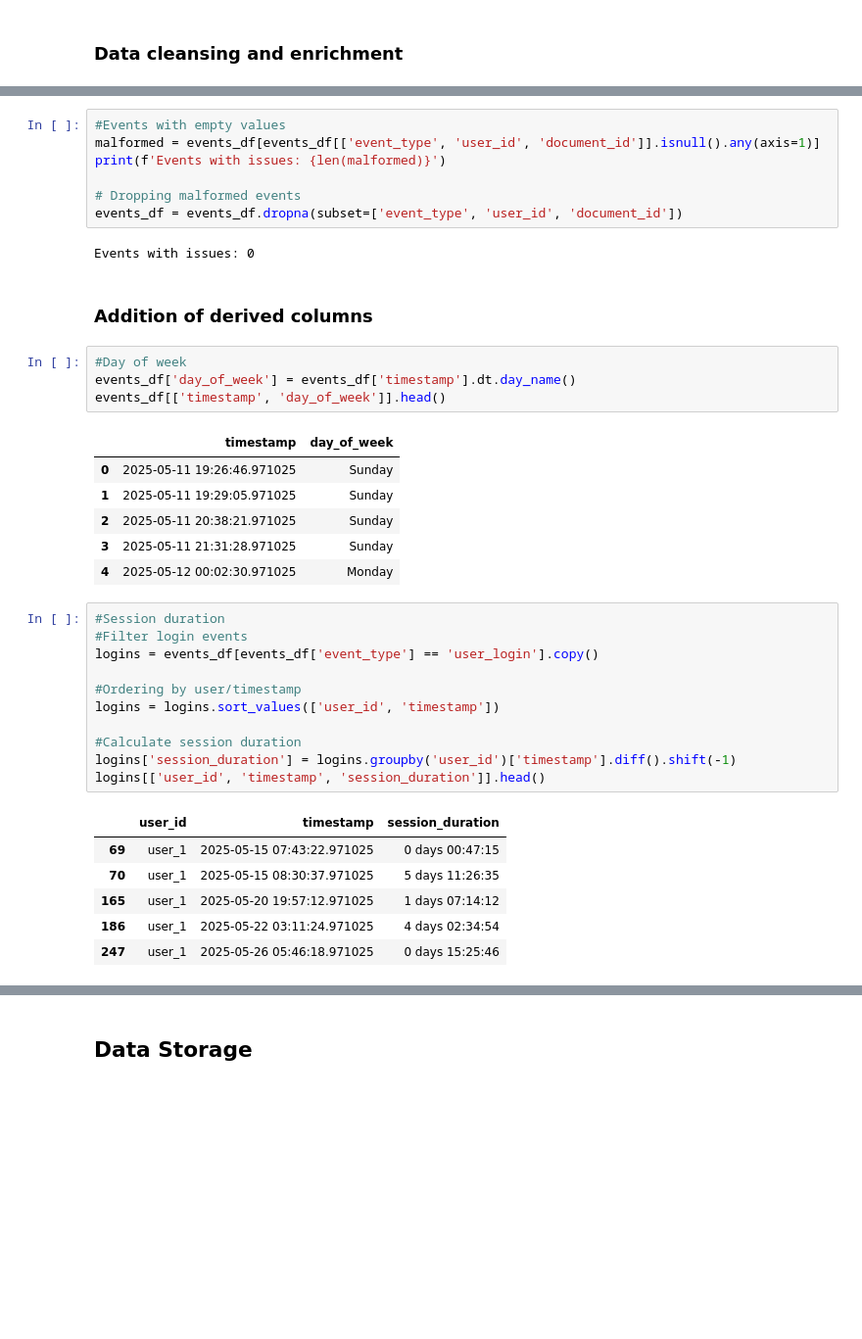
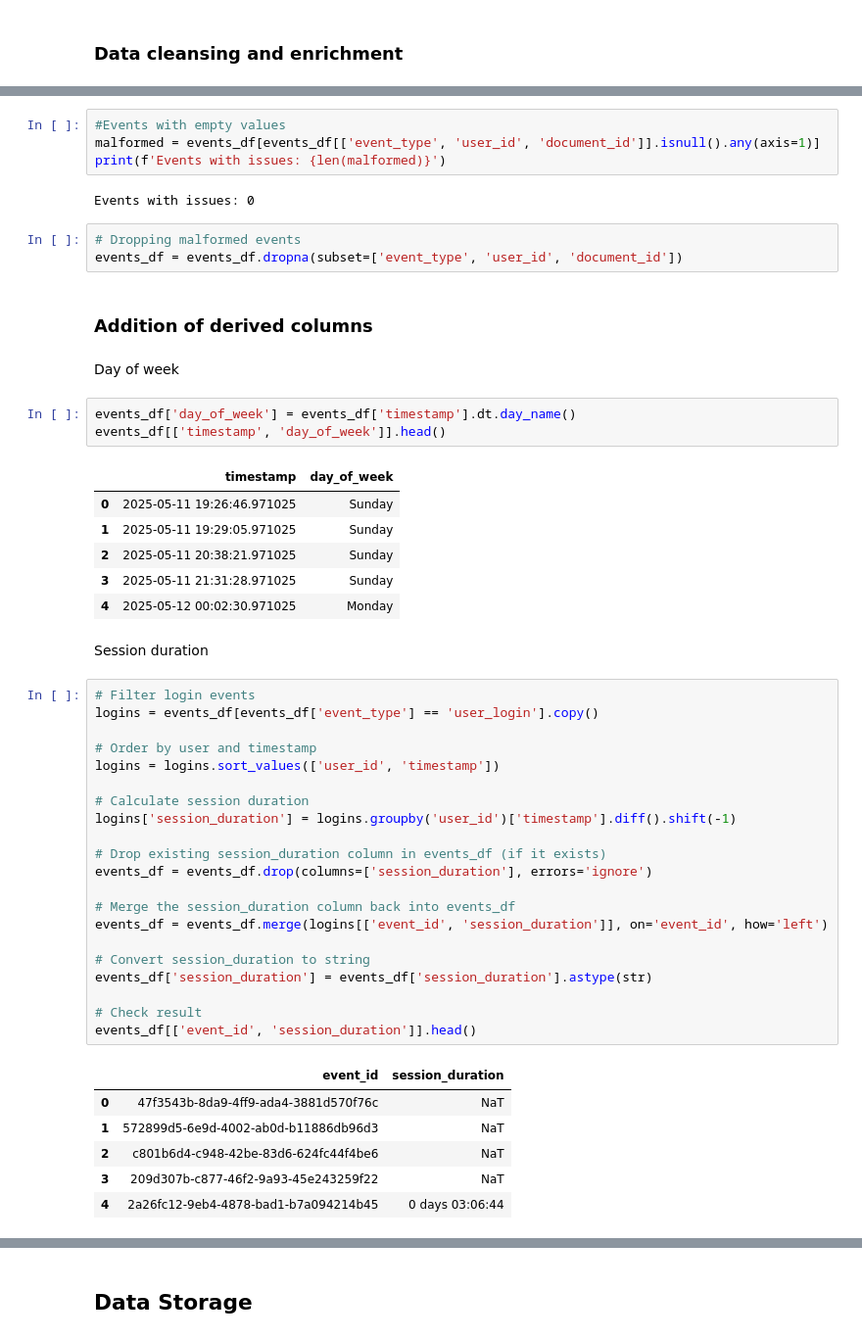
Before and after one commit to mattcattaneo21/data-eng-challenge, a Jupyter notebook: data_eng_challenge.ipynb, the cells around one changed output, grey strips where cells are left out. Shown: that part at 98% size. Cells and saved outputs as stored; diff of their text form; blank space fills up the shorter version.

```diff
--- a/data_eng_challenge.ipynb
+++ b/data_eng_challenge.ipynb
@@ -99,15 +110,16 @@ Number of events without duplicates: 500
 #Events with empty values
 malformed = events_df[events_df[['event_type', 'user_id', 'document_id']].isnull().any(axis=1)]
 print(f'Events with issues: {len(malformed)}')
-
-# Dropping malformed events
-events_df = events_df.dropna(subset=['event_type', 'user_id', 'document_id'])
 # %% [output]
 Events with issues: 0
+# %%
+# Dropping malformed events
+events_df = events_df.dropna(subset=['event_type', 'user_id', 'document_id'])
 # %% [markdown]
 ### Addition of derived columns
+# %% [markdown]
+Day of week
 # %%
-#Day of week
 events_df['day_of_week'] = events_df['timestamp'].dt.day_name()
 events_df[['timestamp', 'day_of_week']].head()
 # %% [output]
@@ -117,21 +129,33 @@ events_df[['timestamp', 'day_of_week']].head()
 | 2 | 2025-05-11 20:38:21.971025 | Sunday |
 | 3 | 2025-05-11 21:31:28.971025 | Sunday |
 | 4 | 2025-05-12 00:02:30.971025 | Monday |
+# %% [markdown]
+Session duration
 # %%
-#Session duration
-#Filter login events
+# Filter login events
 logins = events_df[events_df['event_type'] == 'user_login'].copy()
 
-#Ordering by user/timestamp
+# Order by user and timestamp
 logins = logins.sort_values(['user_id', 'timestamp'])
 
-#Calculate session duration
+# Calculate session duration
 logins['session_duration'] = logins.groupby('user_id')['timestamp'].diff().shift(-1)
-logins[['user_id', 'timestamp', 'session_duration']].head()
+
+# Drop existing session_duration column in events_df (if it exists)
+events_df = events_df.drop(columns=['session_duration'], errors='ignore')
+
+# Merge the session_duration column back into events_df
+events_df = events_df.merge(logins[['event_id', 'session_duration']], on='event_id', how='left')
+
+# Convert session_duration to string
+events_df['session_duration'] = events_df['session_duration'].astype(str)
+
+# Check result
+events_df[['event_id', 'session_duration']].head()
 # %% [output]
-|  | user_id | timestamp | session_duration |
-| 69 | user_1 | 2025-05-15 07:43:22.971025 | 0 days 00:47:15 |
-| 70 | user_1 | 2025-05-15 08:30:37.971025 | 5 days 11:26:35 |
-| 165 | user_1 | 2025-05-20 19:57:12.971025 | 1 days 07:14:12 |
-| 186 | user_1 | 2025-05-22 03:11:24.971025 | 4 days 02:34:54 |
-| 247 | user_1 | 2025-05-26 05:46:18.971025 | 0 days 15:25:46 |
+|  | event_id | session_duration |
+| 0 | 47f3543b-8da9-4ff9-ada4-3881d570f76c | NaT |
+| 1 | 572899d5-6e9d-4002-ab0d-b11886db96d3 | NaT |
+| 2 | c801b6d4-c948-42be-83d6-624fc44f4be6 | NaT |
+| 3 | 209d307b-c877-46f2-9a93-45e243259f22 | NaT |
+| 4 | 2a26fc12-9eb4-4878-bad1-b7a094214b45 | 0 days 03:06:44 |
```
Also changed, not shown: parts of 21 cells of this notebook.
